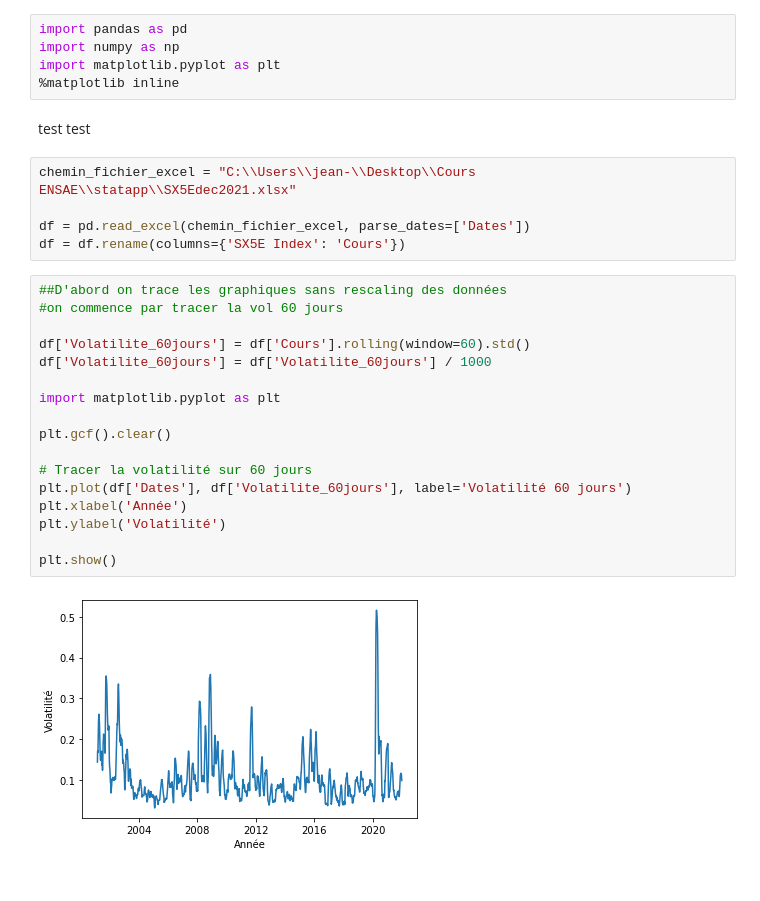
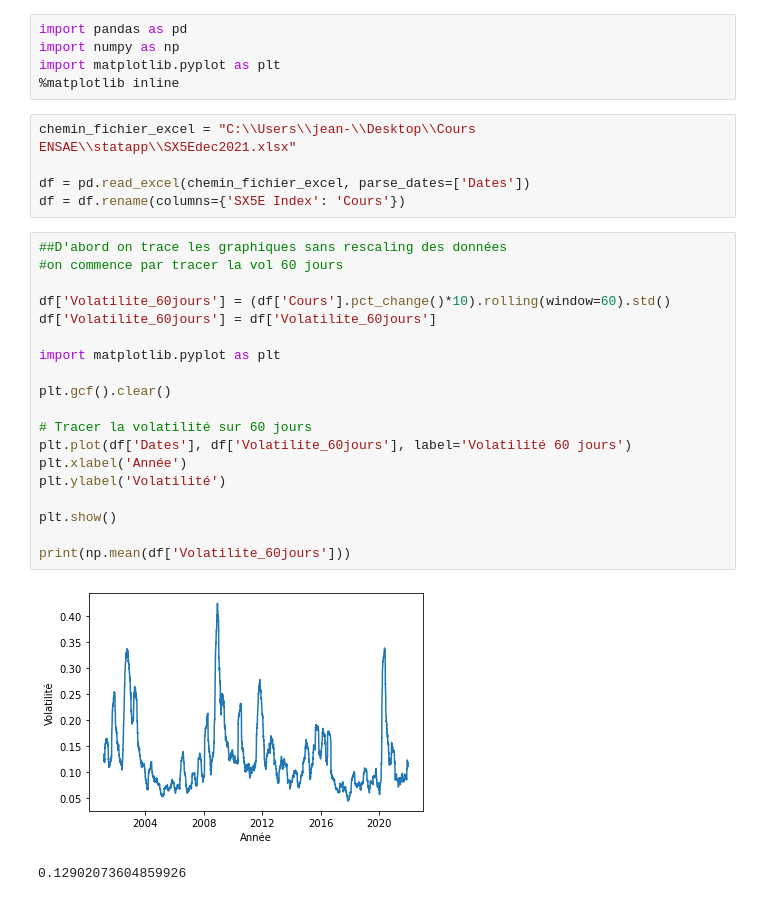
Before and after one commit to PyTomSss/StatApp_M1_ENSAE, a Jupyter notebook: Brouillon_Jean-Lou/Analyse SX5E sans rescaling.ipynb, the cells around one changed output. Drawn from its saved outputs; the diff is of its cells as text.

```diff
--- a/Brouillon_Jean-Lou/Analyse SX5E sans rescaling.ipynb
+++ b/Brouillon_Jean-Lou/Analyse SX5E sans rescaling.ipynb
@@ -3,8 +3,6 @@ import pandas as pd
 import numpy as np
 import matplotlib.pyplot as plt
 %matplotlib inline
-# %% [markdown]
-test test
 # %%
 chemin_fichier_excel = "C:\\Users\\jean-\\Desktop\\Cours ENSAE\\statapp\\SX5Edec2021.xlsx"
 
@@ -13,22 +11,25 @@ df = df.rename(columns={'SX5E Index': 'Cours'})
 # %%
 ##D'abord on trace les graphiques sans rescaling des données
 #on commence par tracer la vol 60 jours
 
-df['Volatilite_60jours'] = df['Cours'].rolling(window=60).std()
-df['Volatilite_60jours'] = df['Volatilite_60jours'] / 1000
+df['Volatilite_60jours'] = (df['Cours'].pct_change()*10).rolling(window=60).std()
+df['Volatilite_60jours'] = df['Volatilite_60jours']
 
 import matplotlib.pyplot as plt
 
 plt.gcf().clear()
 
 # Tracer la volatilité sur 60 jours
 plt.plot(df['Dates'], df['Volatilite_60jours'], label='Volatilité 60 jours')
 plt.xlabel('Année')
 plt.ylabel('Volatilité')
 
 plt.show()
+
+print(np.mean(df['Volatilite_60jours']))
 # %% [output]
-[figure, old version]
+[figure, new version]
+0.12902073604859926
 # %%
 #ensuite on trace l'autocorrélation des rendements au carré
 
```
Also changed, not shown: parts of 7 cells of this notebook.
